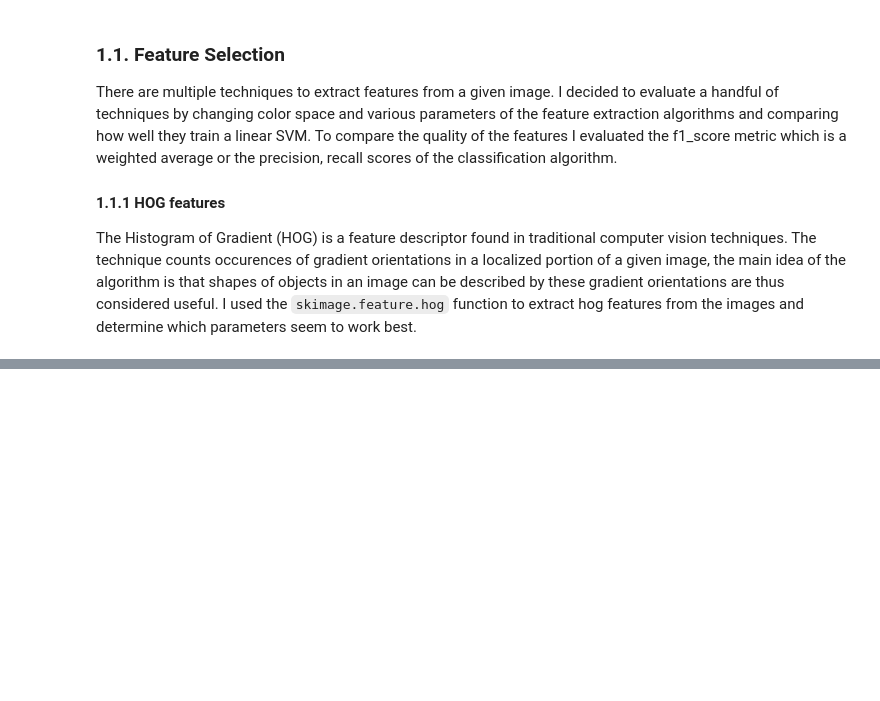
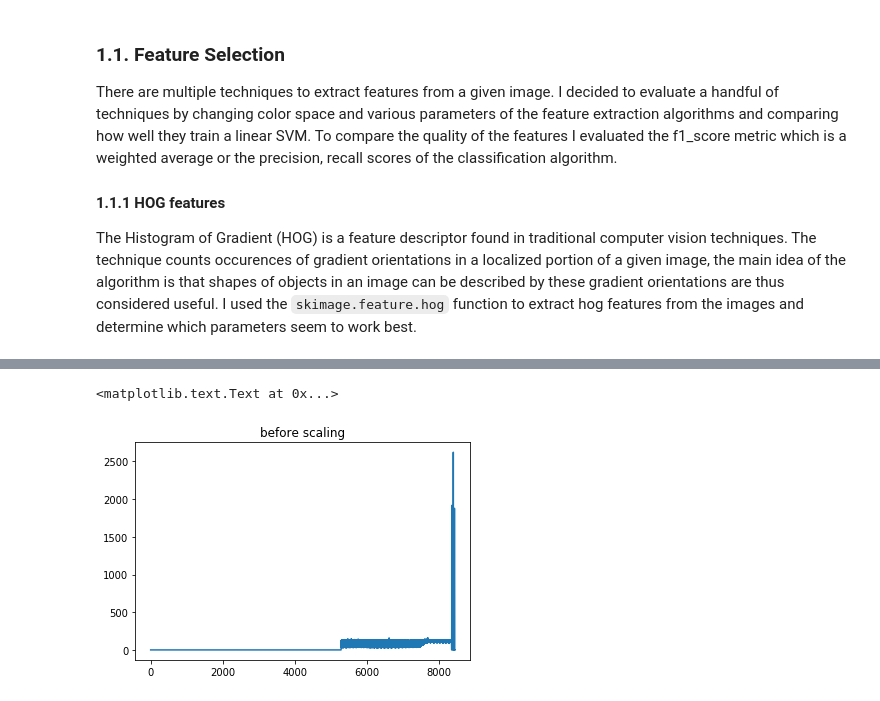
Before and after one commit to aditbiswas1/P5-Vehicle-Detection, a Jupyter notebook: Report.ipynb, the cells around one changed output, grey strips where cells are left out. Saved outputs shown, nothing was run; the diff lists cells and outputs as text; code cells hidden in the pictures; blank space fills up the shorter version.

```diff
--- a/Report.ipynb
+++ b/Report.ipynb
@@ -94,0 +142,26 @@ for orient in orients:
+# %%
+color_spaces = ['RGB','HSV', 'LUV', 'HLS', 'YUV', 'YCrCb']
+spatial_size = (32,32)
+hist_bins = 32
+hist_range = (0, 256)
+print('color_space \t spatial_size \t hist_bins \t hist_range \t f1_score')
+for color_space in color_spaces:
+    X_train_features = []
+    X_test_features = []
+    for im in X_train:
+        X_train_features.append(extract_color_features(im, cspace=color_space, spatial_size=spatial_size,
+        hist_bins=hist_bins, hist_range=hist_range))
+    for im in X_test:
+        X_test_features.append(extract_color_features(im, cspace=color_space, spatial_size=spatial_size,
+        hist_bins=hist_bins, hist_range=hist_range))
+
+    X_train_features = np.asarray(X_train_features).astype(np.float64)
+    X_test_feature = np.asarray(X_test_features).astype(np.float64)
+    X_scalar = StandardScaler().fit(np.vstack([X_train_features, X_test_features]))
+    X_train_scaled = X_scalar.transform(X_train_features)
+    X_test_scaled = X_scalar.transform(X_test_features)
+    clf = LinearSVC()
+    clf.fit(X_train_scaled, y_train)
+    y_preds = clf.predict(X_test_scaled)
+    f1 = f1_score(y_test, y_preds)
+    print('{} \t{} \t{} \t{} : \t{}'.format(color_space, spatial_size,  hist_bins, hist_range, f1))
@@ -94,0 +229,7 @@ for orient in orients:
+# %%
+%matplotlib inline
+plt.plot(X_train_features[0])
+plt.title('before scaling')
+# %% [output]
+<matplotlib.text.Text at 0x...>
+[figure, added]
```
Also changed, not shown: parts of 21 cells of this notebook, 4 other files.
